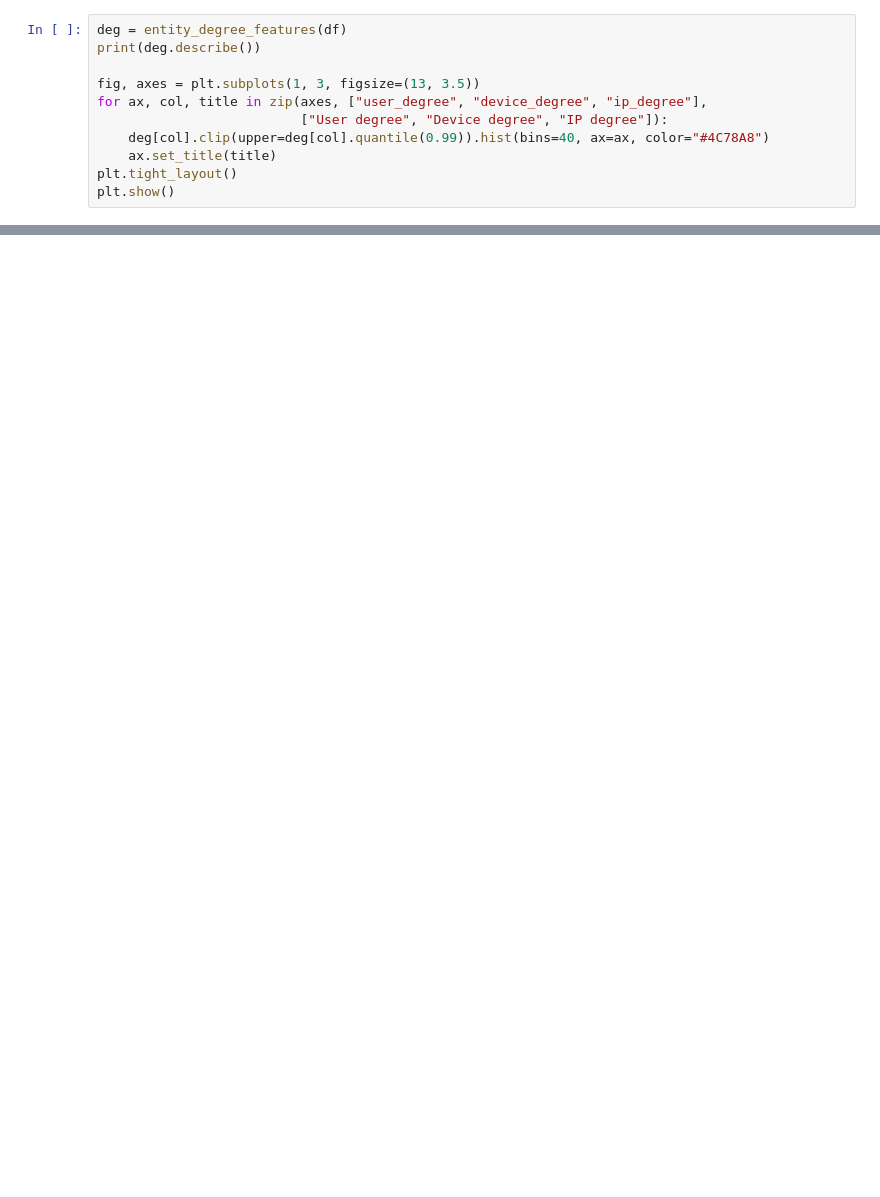
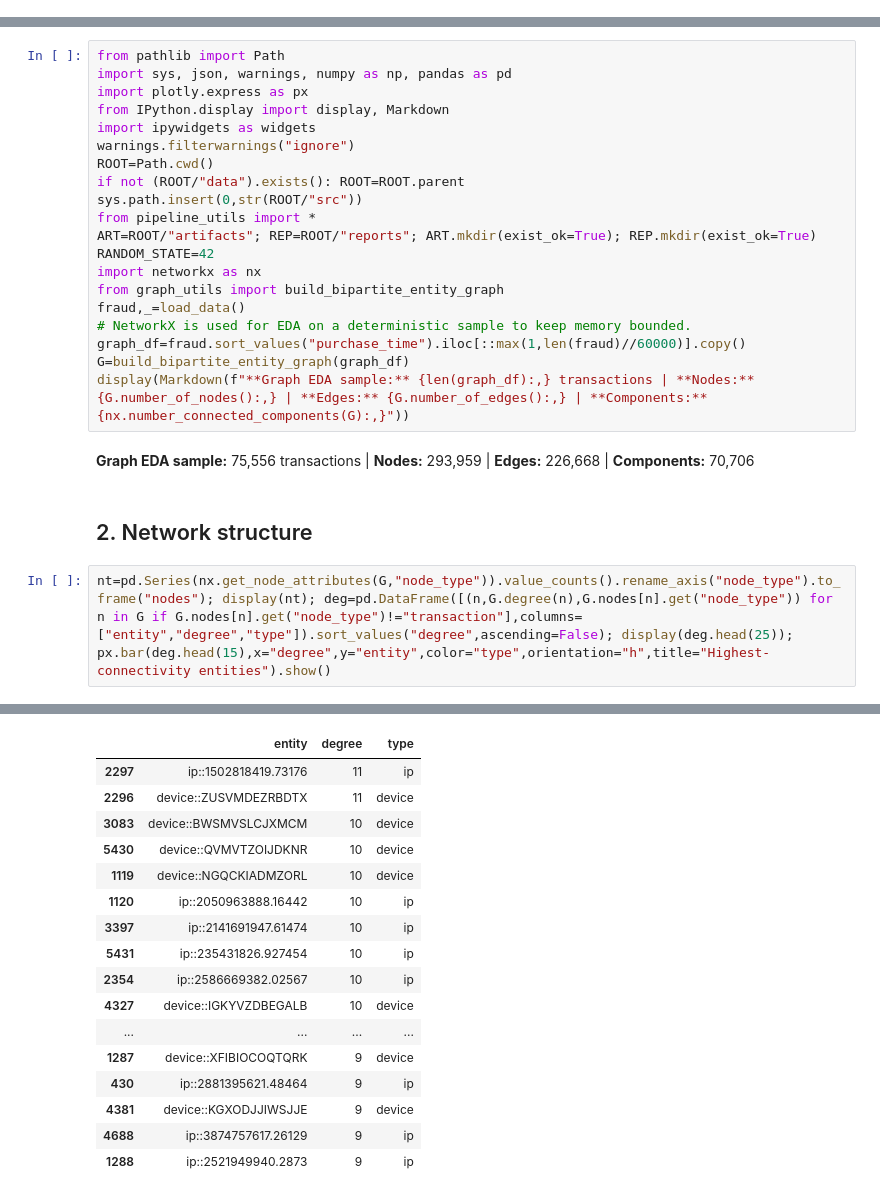
Before and after one commit to Harshithpatali/Graph-anomaly-supervised-neural-prediction, a Jupyter notebook: notebooks/03_graph_construction_network_eda.ipynb, the cells around one changed output, grey strips where cells are left out. Saved outputs shown, nothing was run; the diff lists cells and outputs as text; blank space fills up the shorter version.

```diff
--- a/notebooks/03_graph_construction_network_eda.ipynb
+++ b/notebooks/03_graph_construction_network_eda.ipynb
@@ -30,11 +0,0 @@ print(df.shape)
-# %%
-deg = entity_degree_features(df)
-print(deg.describe())
-
-fig, axes = plt.subplots(1, 3, figsize=(13, 3.5))
-for ax, col, title in zip(axes, ["user_degree", "device_degree", "ip_degree"],
-                          ["User degree", "Device degree", "IP degree"]):
-    deg[col].clip(upper=deg[col].quantile(0.99)).hist(bins=40, ax=ax, color="#4C78A8")
-    ax.set_title(title)
-plt.tight_layout()
-plt.show()
@@ -73,0 +13,27 @@ print("Degree stats on sample:", pd.Series(degrees).describe())
+# %%
+from pathlib import Path
+import sys, json, warnings, numpy as np, pandas as pd
+import plotly.express as px
+from IPython.display import display, Markdown
+import ipywidgets as widgets
+warnings.filterwarnings("ignore")
+ROOT=Path.cwd()
+if not (ROOT/"data").exists(): ROOT=ROOT.parent
+sys.path.insert(0,str(ROOT/"src"))
+from pipeline_utils import *
+ART=ROOT/"artifacts"; REP=ROOT/"reports"; ART.mkdir(exist_ok=True); REP.mkdir(exist_ok=True)
+RANDOM_STATE=42
+import networkx as nx
+from graph_utils import build_bipartite_entity_graph
+fraud,_=load_data()
+# NetworkX is used for EDA on a deterministic sample to keep memory bounded.
+graph_df=fraud.sort_values("purchase_time").iloc[::max(1,len(fraud)//60000)].copy()
+G=build_bipartite_entity_graph(graph_df)
+display(Markdown(f"**Graph EDA sample:** {len(graph_df):,} transactions | **Nodes:** {G.number_of_nodes():,} | **Edges:** {G.number_of_edges():,} | **Components:** {nx.number_connected_components(G):,}"))
+# %% [output]
+**Graph EDA sample:** 75,556 transactions | **Nodes:** 293,959 | **Edges:** 226,668 | **Components:** 70,706
+# %% [markdown]
+## 2. Network structure
+# %%
+nt=pd.Series(nx.get_node_attributes(G,"node_type")).value_counts().rename_axis("node_type").to_frame("nodes"); display(nt); deg=pd.DataFrame([(n,G.degree(n),G.nodes[n].get("node_type")) for n in G if G.nodes[n].get("node_type")!="transaction"],columns=["entity","degree","type"]).sort_values("degree",ascending=False); display(deg.head(25)); px.bar(deg.head(15),x="degree",y="entity",color="type",orientation="h",title="Highest-connectivity entities").show()
+# %% [output]
@@ -73,0 +46,17 @@ print("Degree stats on sample:", pd.Series(degrees).describe())
+|  | entity | degree | type |
+| 2297 | ip::1502818419.73176 | 11 | ip |
+| 2296 | device::ZUSVMDEZRBDTX | 11 | device |
+| 3083 | device::BWSMVSLCJXMCM | 10 | device |
+| 5430 | device::QVMVTZOIJDKNR | 10 | device |
+| 1119 | device::NGQCKIADMZORL | 10 | device |
+| 1120 | ip::2050963888.16442 | 10 | ip |
+| 3397 | ip::2141691947.61474 | 10 | ip |
+| 5431 | ip::235431826.927454 | 10 | ip |
+| 2354 | ip::2586669382.02567 | 10 | ip |
+| 4327 | device::IGKYVZDBEGALB | 10 | device |
+| ... | ... | ... | ... |
+| 1287 | device::XFIBIOCOQTQRK | 9 | device |
+| 430 | ip::2881395621.48464 | 9 | ip |
+| 4381 | device::KGXODJJIWSJJE | 9 | device |
+| 4688 | ip::3874757617.26129 | 9 | ip |
+| 1288 | ip::2521949940.2873 | 9 | ip |
```
Also changed, not shown: parts of 13 cells of this notebook, 18 other files.
